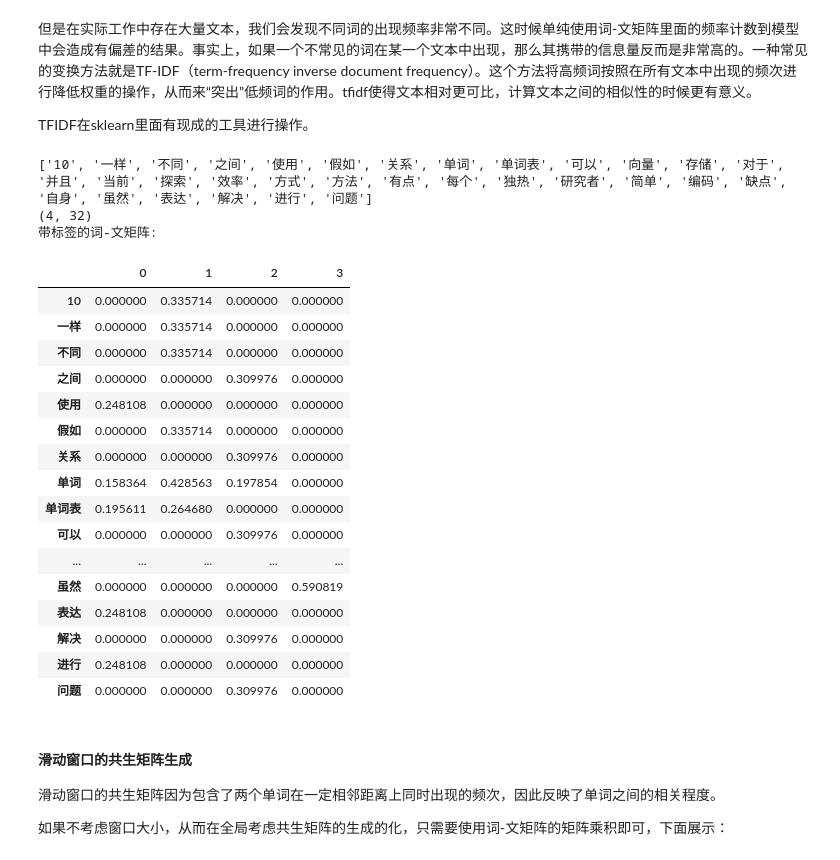
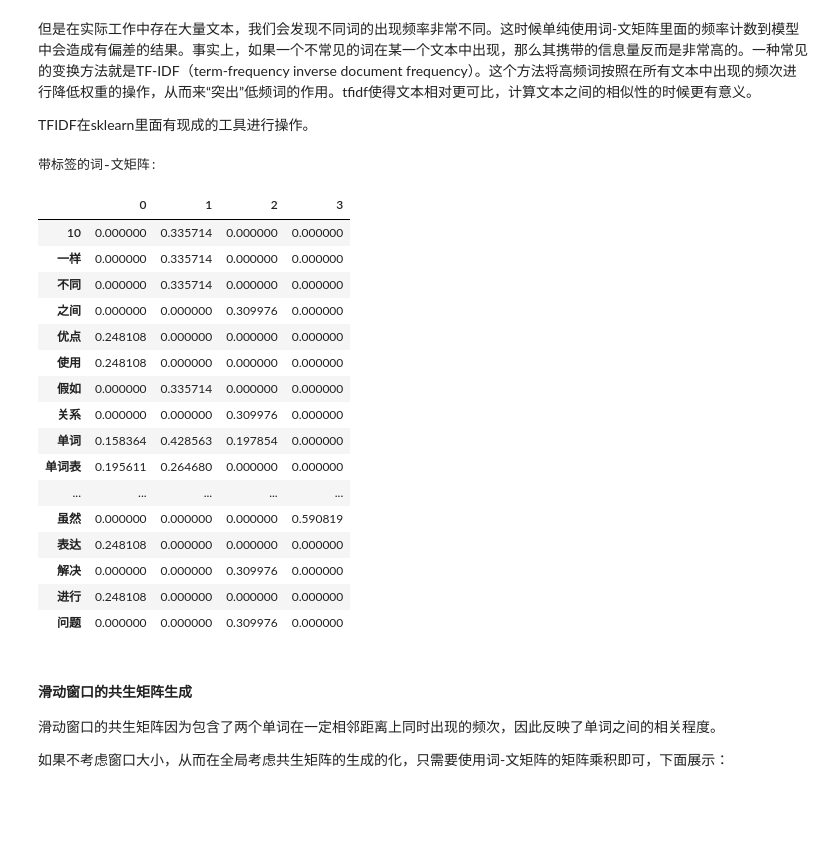
Before and after one commit to xieliaing/keras-practice, a Jupyter notebook: NLP/词向量和词嵌入-Copy1.ipynb, the cells around one changed output. Drawn from its saved outputs; the diff is of its cells as text; code cells hidden in the pictures; blank space fills up the shorter version.

```diff
--- a/NLP/词向量和词嵌入-Copy1.ipynb
+++ b/NLP/词向量和词嵌入-Copy1.ipynb
@@ -141,7 +148,8 @@ import re
 # 主动初始化jieba分词包
 jieba.initialize()
 # 简单示例
-documents = [u'独热编码是对于当前单词表中的单词使用1个向量进行表达的简单方式，独热编码有自身的缺点和有点。',
+
+documents = [u'独热编码是对于当前单词表中的单词使用1个向量进行表达的简单方式，独热编码有自身的缺点和优点。',
              u'假如当前的单词表有10个不同的单词，并且每个单词都不一样',
              u'研究者探索了可以解决存储效率和单词之间关系问题的方法',
              u'独热编码虽然简单']
@@ -150,8 +158,10 @@ documents_after = []
 
 # 第一步先将中文词切分开，每个原有中文字符串组成一个单独的列表
 documents_after = [[w for w in jieba.cut(s)] for s in documents]
-# 第二部用空格将单独列表中的中文词元素连接成一个带空格的字符串，从而可以模仿英文的操作
+# 第二步用空格将单独列表中的中文词元素连接成一个带空格的字符串，从而可以模仿英文的操作
 documents_after = [ ' '.join(s) for s in documents_after]
-print(documents_after)
-print(len(documents_after))
+print(u'中文分词后的文档：')
+print('\n')
+for i, v in enumerate(documents_after):
+    print(documents_after[i])
 # %% [output]
@@ -239,32 +239,31 @@ TFIDF在sklearn里面有现成的工具进行操作。
 # %%
 from sklearn.feature_extraction.text import TfidfVectorizer
 
 cn_tf_model = TfidfVectorizer()
 X = cn_tf_model.fit_transform(documents_after)
-print(cn_tf_model.get_feature_names())
-print(X.shape)
+#print(cn_tf_model.get_feature_names())
+#print(X.shape)
 
-voc_df=pd.DataFrame.from_dict(cn_tf_model.vocabulary_, columns=['idx'], orient='index').sort_values(by=['idx'])
+voc_df=pd.DataFrame.from_dict(cn_tf_model.vocabulary_, columns=['idx'],
+                              orient='index').sort_values(by=['idx'])
 cols = list(voc_df.index)
 print('带标签的词-文矩阵:')
 Xdf=pd.DataFrame(X.todense(), columns=cols)
 # 现在行对应单词，列对应文本
 Xdf.T
 # %% [output]
-['10', '一样', '不同', '之间', '使用', '假如', '关系', '单词', '单词表', '可以', '向量', '存储', '对于', '并且', '当前', '探索', '效率', '方式', '方法', '有点', '每个', '独热', '研究者', '简单', '编码', '缺点', '自身', '虽然', '表达', '解决', '进行', '问题']
-(4, 32)
 带标签的词-文矩阵:
 |  | 0 | 1 | 2 | 3 |
 | 10 | 0.000000 | 0.335714 | 0.000000 | 0.000000 |
 | 一样 | 0.000000 | 0.335714 | 0.000000 | 0.000000 |
 | 不同 | 0.000000 | 0.335714 | 0.000000 | 0.000000 |
 | 之间 | 0.000000 | 0.000000 | 0.309976 | 0.000000 |
+| 优点 | 0.248108 | 0.000000 | 0.000000 | 0.000000 |
 | 使用 | 0.248108 | 0.000000 | 0.000000 | 0.000000 |
 | 假如 | 0.000000 | 0.335714 | 0.000000 | 0.000000 |
 | 关系 | 0.000000 | 0.000000 | 0.309976 | 0.000000 |
 | 单词 | 0.158364 | 0.428563 | 0.197854 | 0.000000 |
 | 单词表 | 0.195611 | 0.264680 | 0.000000 | 0.000000 |
-| 可以 | 0.000000 | 0.000000 | 0.309976 | 0.000000 |
 | ... | ... | ... | ... | ... |
 | 虽然 | 0.000000 | 0.000000 | 0.000000 | 0.590819 |
 | 表达 | 0.248108 | 0.000000 | 0.000000 | 0.000000 |
```
Also changed, not shown: parts of 5 cells of this notebook.
